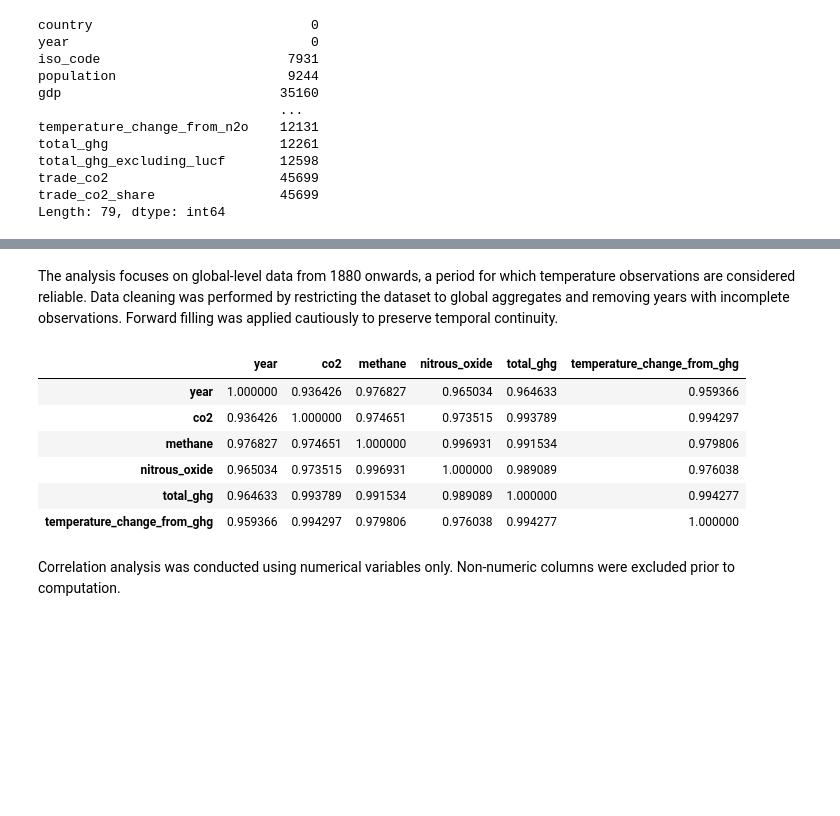
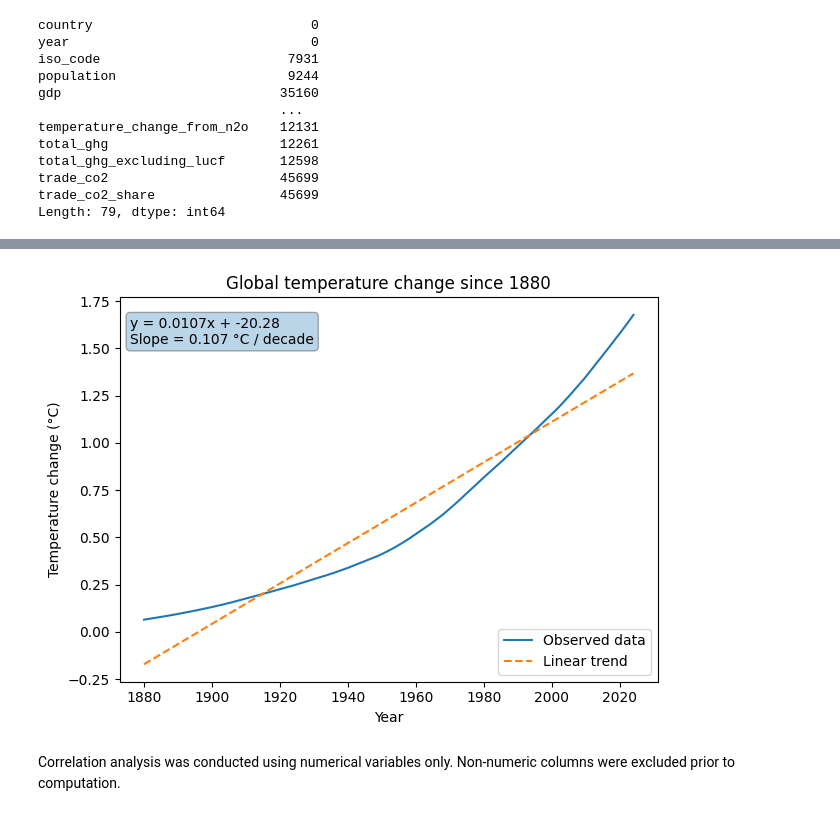
Before and after one commit to VinchC/projet, a Jupyter notebook: DataCO2_nguyen.ipynb, the cells around one changed output, grey strips where cells are left out. Drawn from its saved outputs; the diff is of its cells as text; code cells hidden in the pictures; blank space fills up the shorter version.

```diff
--- a/DataCO2_nguyen.ipynb
+++ b/DataCO2_nguyen.ipynb
@@ -171,18 +137,45 @@ strong multicollinearity or other numerical problems.
-# %% [markdown]
-
-The analysis focuses on global-level data from 1880 onwards, a period for which temperature observations are considered reliable. Data cleaning was performed by restricting the dataset to global aggregates and removing years with incomplete observations. Forward filling was applied cautiously to preserve temporal continuity.
-# %%
-numeric_df = df_global.select_dtypes(include=["float64", "int64"])
-corr_matrix = numeric_df.corr()
-corr_matrix
-# %% [output]
-|  | year | co2 | methane | nitrous_oxide | total_ghg | temperature_change_from_ghg |
-| year | 1.000000 | 0.936426 | 0.976827 | 0.965034 | 0.964633 | 0.959366 |
-| co2 | 0.936426 | 1.000000 | 0.974651 | 0.973515 | 0.993789 | 0.994297 |
-| methane | 0.976827 | 0.974651 | 1.000000 | 0.996931 | 0.991534 | 0.979806 |
-| nitrous_oxide | 0.965034 | 0.973515 | 0.996931 | 1.000000 | 0.989089 | 0.976038 |
-| total_ghg | 0.964633 | 0.993789 | 0.991534 | 0.989089 | 1.000000 | 0.994277 |
-| temperature_change_from_ghg | 0.959366 | 0.994297 | 0.979806 | 0.976038 | 0.994277 | 1.000000 |
+# %%
+# Données pour la régression linéaire
+x = df_global["year"].values
+y = df_global["temperature_change_from_ghg"].values
+
+# Linear regression: y = a*x + b
+a, b = np.polyfit(x, y, 1)
+
+# Slope suivre °C / decade
+slope_decade = a * 10
+
+# Créer les valeurs de la tendance linéaire
+trend = a * x + b
+
+plt.figure()
+plt.plot(x, y, label="Observed data")
+plt.plot(x, trend, '--', label="Linear trend")
+
+plt.xlabel("Year")
+plt.ylabel("Temperature change (°C)")
+plt.title("Global temperature change since 1880")
+
+# Afficher l'équation de la droite et la pente
+eq_text = (
+    f"y = {a:.4f}x + {b:.2f}\n"
+    f"Slope = {slope_decade:.3f} °C / decade"
+)
+
+plt.text(
+    0.02, 0.95, eq_text,
+    transform=plt.gca().transAxes,
+    fontsize=10,
+    verticalalignment="top",
+    bbox=dict(boxstyle="round", alpha=0.3)
+)
+
+plt.legend()
+plt.tight_layout()
+plt.savefig(  './images/Global temperature change since 1880.png',  dpi=300, bbox_inches='tight')
+plt.show()
+# %% [output]
+[figure, added]
 # %% [markdown]
 Correlation analysis was conducted using numerical variables only. Non-numeric columns were excluded prior to computation.
 # %%
```
Also changed, not shown: parts of 34 cells of this notebook, 19 other files.
